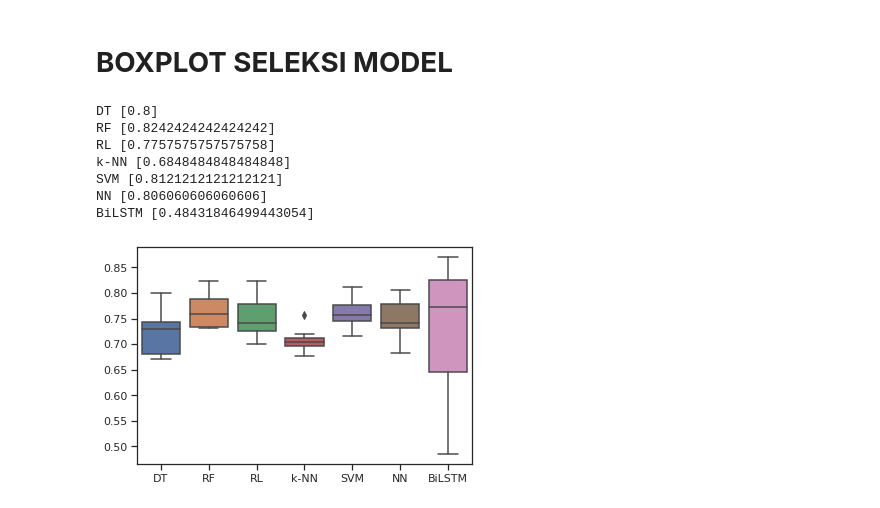
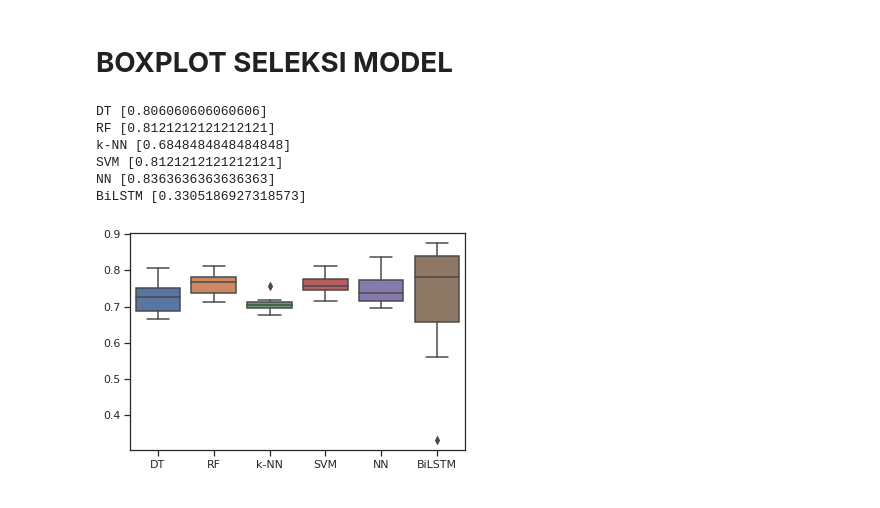
Before and after one commit to ristacp10/Analisis-Sentimen-Berbasis-Aspek-Pada-Aplikasi-Soco-Menggunakan-Bidirectional-Long-Short-Term-Memory, a Jupyter notebook: Model_Selection_Aspek.ipynb, the cells around one changed output. Saved outputs shown, nothing was run; the diff lists cells and outputs as text; code cells hidden in the pictures.

```diff
--- a/Model_Selection_Aspek.ipynb
+++ b/Model_Selection_Aspek.ipynb
@@ -598,11 +600,0 @@ weighted avg       0.79      0.79      0.78       407
-# %%
-# Logistic Regression
-
-clf = LogisticRegression(solver='liblinear')
-clf.fit(X_train, y_train)
-y_clf = clf.predict(X_test)
-
-lr_score = accuracy_score(y_test, y_clf)
-print('Akurasi = ', lr_score)
-print(confusion_matrix(y_test, y_clf))
-print(classification_report(y_test, y_clf))
@@ -625,25 +601,24 @@ weighted avg       0.78      0.78      0.78       407
 # %% [markdown]
 # **BOXPLOT SELEKSI MODEL**
 # %%
-clf = LogisticRegression(solver='liblinear')
+#clf = LogisticRegression(solver='liblinear')
 kNN = neighbors.KNeighborsClassifier()
 dt = tree.DecisionTreeClassifier()
 rf = RandomForestClassifier()
-Models = [('DT', dt), ('RF', rf),('RL', clf), ('k-NN',kNN), ('SVM', dSVM), ('NN',NN)]
+Models = [('DT', dt), ('RF', rf), ('k-NN',kNN), ('SVM', dSVM), ('NN',NN)]
 Scores = {}
 for model_name, model in Models:
     Scores[model_name] = cross_val_score(model, X_train, y_train, cv=10, scoring='accuracy')
 Scores['BiLSTM'] = lstm
 dt = pd.DataFrame.from_dict(Scores)
 ax = sns.boxplot(data=dt)
 for m, s in Scores.items():
     print(m, list(s)[:1])
 # %% [output]
-DT [0.8]
-RF [0.8242424242424242]
-RL [0.7757575757575758]
+DT [0.806060606060606]
+RF [0.8121212121212121]
 k-NN [0.6848484848484848]
 SVM [0.8121212121212121]
-NN [0.806060606060606]
-BiLSTM [0.48431846499443054]
+NN [0.8363636363636363]
+BiLSTM [0.3305186927318573]
-[figure, old version]
+[figure, new version]
```
Also changed, not shown: parts of 15 cells of this notebook.
